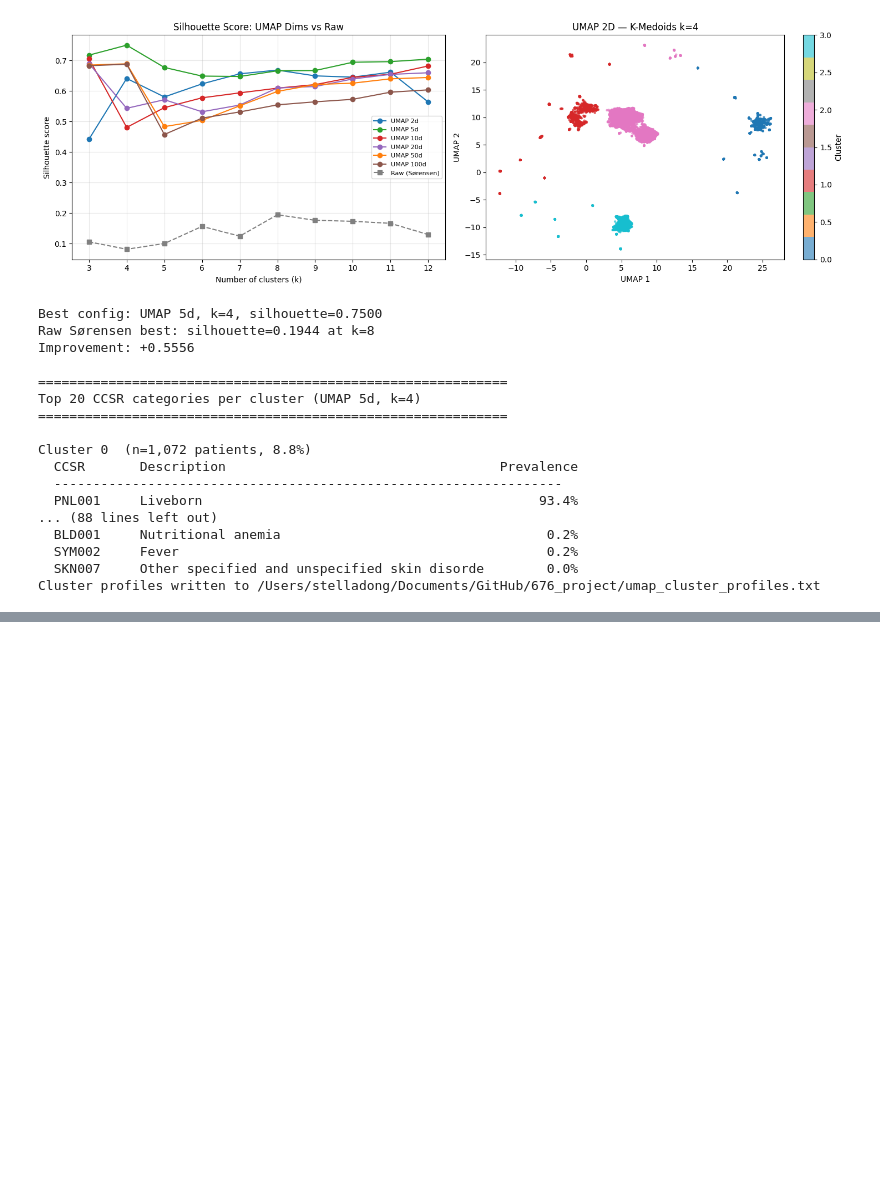
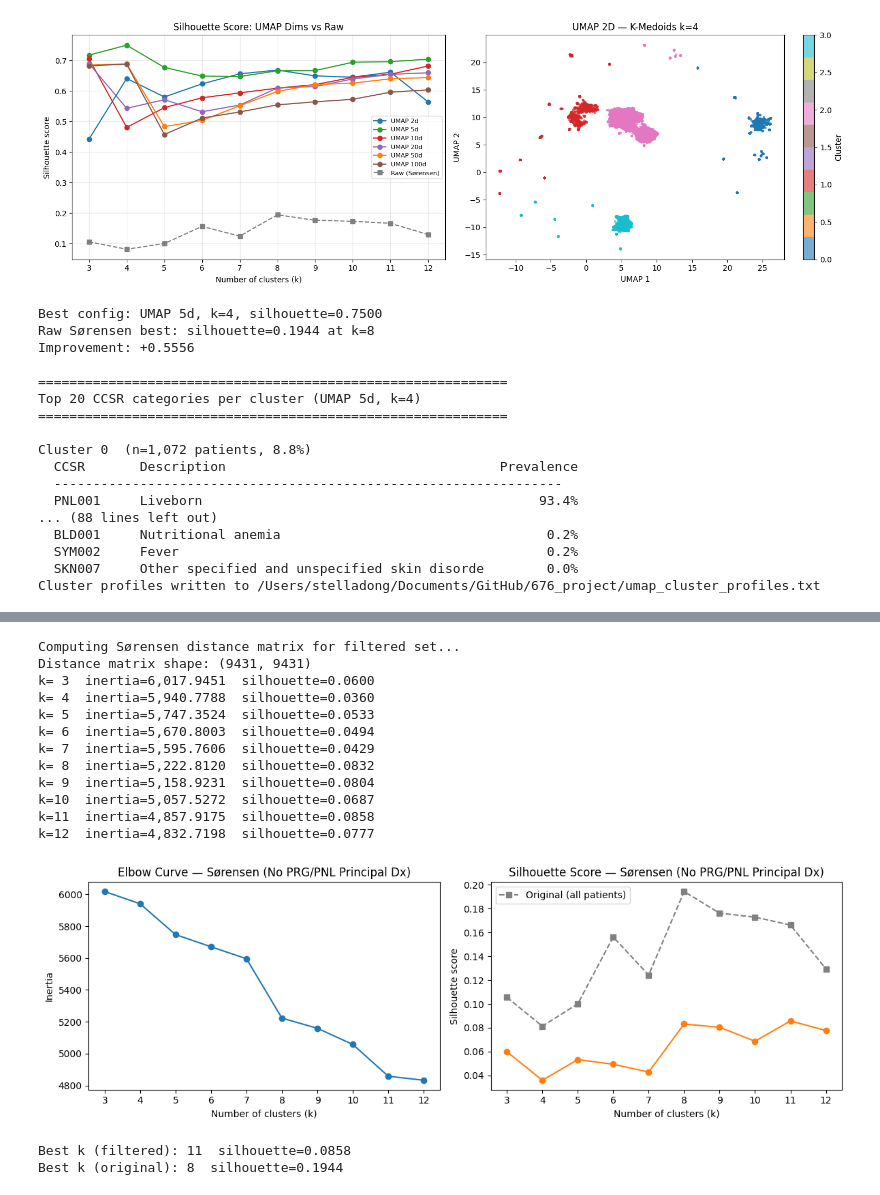
Before and after one commit to stellasdong/676_project, a Jupyter notebook: testing.ipynb, the cells around one changed output, grey strips where cells are left out. Drawn from its saved outputs; the diff is of its cells as text; code cells hidden in the pictures; blank space fills up the shorter version.

```diff
--- a/testing.ipynb
+++ b/testing.ipynb
@@ -886,0 +923,63 @@ HDBSCAN results (best silhouette per unique cluster count):
+# %%
+# ── K-Medoids sweep on filtered set (Sørensen) ──────────────────────
+
+print("Computing Sørensen distance matrix for filtered set...")
+sorensen_dist_filt = squareform(pdist(X_filt, metric='dice'))
+print(f"Distance matrix shape: {sorensen_dist_filt.shape}")
+
+K_MIN, K_MAX = 3, 12
+k_range_filt = range(K_MIN, K_MAX + 1)
+
+inertias_filt, sils_filt, labels_filt = [], [], {}
+
+for k in k_range_filt:
+    km = KMedoids(n_clusters=k, metric='precomputed',
+                  random_state=RANDOM_SEED, init='k-medoids++')
+    lbl = km.fit_predict(sorensen_dist_filt)
+    labels_filt[k] = lbl
+    inertias_filt.append(km.inertia_)
+    sil = silhouette_score(sorensen_dist_filt, lbl, metric='precomputed')
+    sils_filt.append(sil)
+    print(f"k={k:2d}  inertia={km.inertia_:,.4f}  silhouette={sil:.4f}")
+
+fig, axes = plt.subplots(1, 2, figsize=(12, 4))
+
+axes[0].plot(list(k_range_filt), inertias_filt, marker='o', color='tab:blue')
+axes[0].set_title('Elbow Curve — Sørensen (No PRG/PNL Principal Dx)')
+axes[0].set_xlabel('Number of clusters (k)')
+axes[0].set_ylabel('Inertia')
+axes[0].set_xticks(list(k_range_filt))
+
+axes[1].plot(list(k_range_filt), sils_filt, marker='o', color='tab:orange')
+# Overlay original for comparison
+axes[1].plot(list(k_range_filt), silhouette_scores[:len(list(k_range_filt))],
+             marker='s', linestyle='--', color='gray', label='Original (all patients)')
+axes[1].set_title('Silhouette Score — Sørensen (No PRG/PNL Principal Dx)')
+axes[1].set_xlabel('Number of clusters (k)')
+axes[1].set_ylabel('Silhouette score')
+axes[1].set_xticks(list(k_range_filt))
+axes[1].legend()
+
+plt.tight_layout()
+plt.show()
+
+best_k_filt = list(k_range_filt)[sils_filt.index(max(sils_filt))]
+print(f"\nBest k (filtered): {best_k_filt}  silhouette={max(sils_filt):.4f}")
+print(f"Best k (original): {list(k_range_filt)[silhouette_scores.index(max(silhouette_scores))]}  "
+      f"silhouette={max(silhouette_scores):.4f}")
+# %% [output]
+Computing Sørensen distance matrix for filtered set...
+Distance matrix shape: (9431, 9431)
+k= 3  inertia=6,017.9451  silhouette=0.0600
+k= 4  inertia=5,940.7788  silhouette=0.0360
+k= 5  inertia=5,747.3524  silhouette=0.0533
+k= 6  inertia=5,670.8003  silhouette=0.0494
+k= 7  inertia=5,595.7606  silhouette=0.0429
+k= 8  inertia=5,222.8120  silhouette=0.0832
+k= 9  inertia=5,158.9231  silhouette=0.0804
+k=10  inertia=5,057.5272  silhouette=0.0687
+k=11  inertia=4,857.9175  silhouette=0.0858
+k=12  inertia=4,832.7198  silhouette=0.0777
+[figure, added]
+Best k (filtered): 11  silhouette=0.0858
+Best k (original): 8  silhouette=0.1944
```
Also changed, not shown: parts of 32 cells of this notebook, 5 other files.
